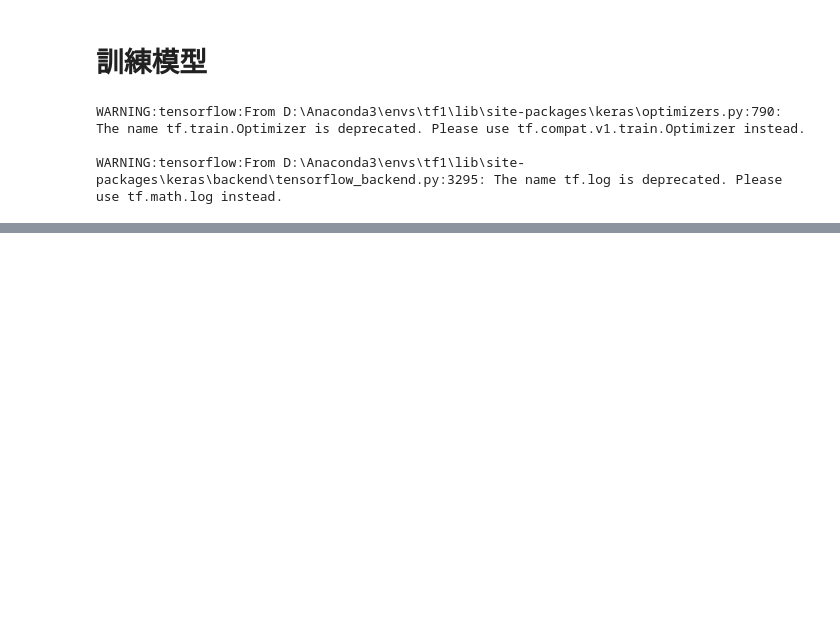
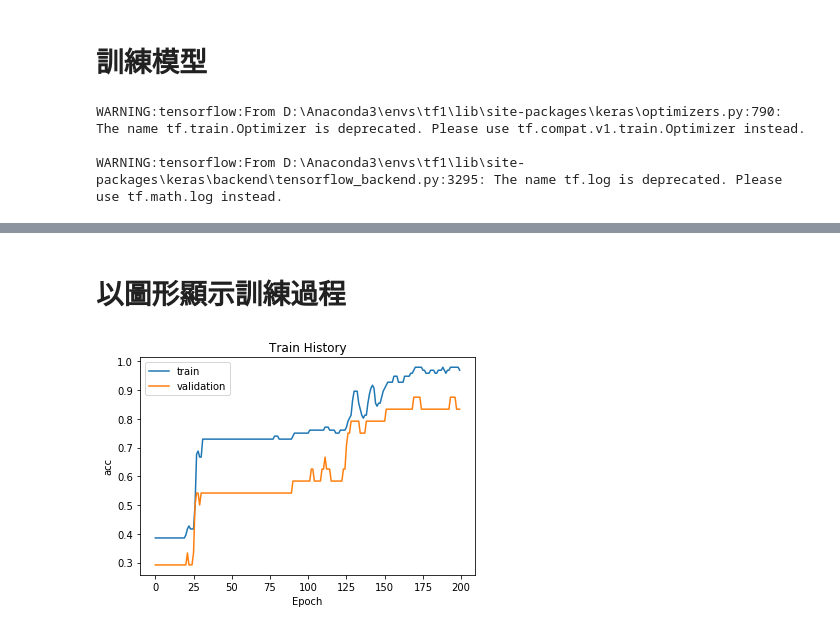
Before and after one commit to 3A532088/DL_HW05, a Jupyter notebook: 第七週作業.ipynb, the cells around one changed output, grey strips where cells are left out. Cells and saved outputs as stored; diff of their text form; code cells hidden in the pictures; blank space fills up the shorter version.

Commit message:
以圖形顯示訓練過程 & 評估模型準確率

```diff
--- a/第七週作業.ipynb
+++ b/第七週作業.ipynb
@@ -32,7 +34,9 @@ iris
 # %% [markdown]
 # 資料預處理
 # %%
-x_Train=np.array(iris.loc[:,['SepalLengthCm','SepalWidthCm','PetalLengthCm','PetalWidthCm',]])
-y_Train=np.array(iris['Species'])
+x=np.array(iris.loc[:,['SepalLengthCm','SepalWidthCm','PetalLengthCm','PetalWidthCm',]])
+y=np.array(iris['Species'])
+#分割訓練資料
+x_Train,x_Test,y_Train,y_Test= train_test_split(x, y, test_size=0.2, random_state=0)
 x_Train
 # %% [output]
@@ -91,10 +95,11 @@ model = Sequential()
 # %% [output]
 WARNING:tensorflow:From D:\Anaconda3\envs\tf1\lib\site-packages\keras\backend\tensorflow_backend.py:74: The name tf.get_default_graph is deprecated. Please use tf.compat.v1.get_default_graph instead.
 # %%
-model.add(Dense(units=3,
+model.add(Dense(units=32,
                 input_dim=4,
                 kernel_initializer='normal',
-                activation='softmax'))
+                activation='sigmoid'))
+model.add(Dense(units=3, kernel_initializer='normal', activation='softmax'))
 
 print(model.summary())
 # %% [output]
@@ -124,5 +131,5 @@ WARNING:tensorflow:From D:\Anaconda3\envs\tf1\lib\site-packages\keras\backend\te
 # %%
 train_history=model.fit(x=x_Train,
                         y=y_TrainOneHot,validation_split=0.2,
-                        epochs=200, batch_size=35,verbose=2)
+                        epochs=200, batch_size=30,verbose=2)
 # %% [output]
@@ -145,0 +153,15 @@ Epoch 200/200
+# %% [markdown]
+# 以圖形顯示訓練過程
+# %%
+def show_train_history(train_history,train,validation):
+    plt.plot(train_history.history[train])
+    plt.plot(train_history.history[validation])
+    plt.title('Train History')
+    plt.ylabel(train)
+    plt.xlabel('Epoch')
+    plt.legend(['train', 'validation'], loc='upper left')
+    plt.show()
+# %%
+show_train_history(train_history,'acc','val_acc')
+# %% [output]
+[figure, added]
```
Also changed, not shown: parts of 11 cells of this notebook.
